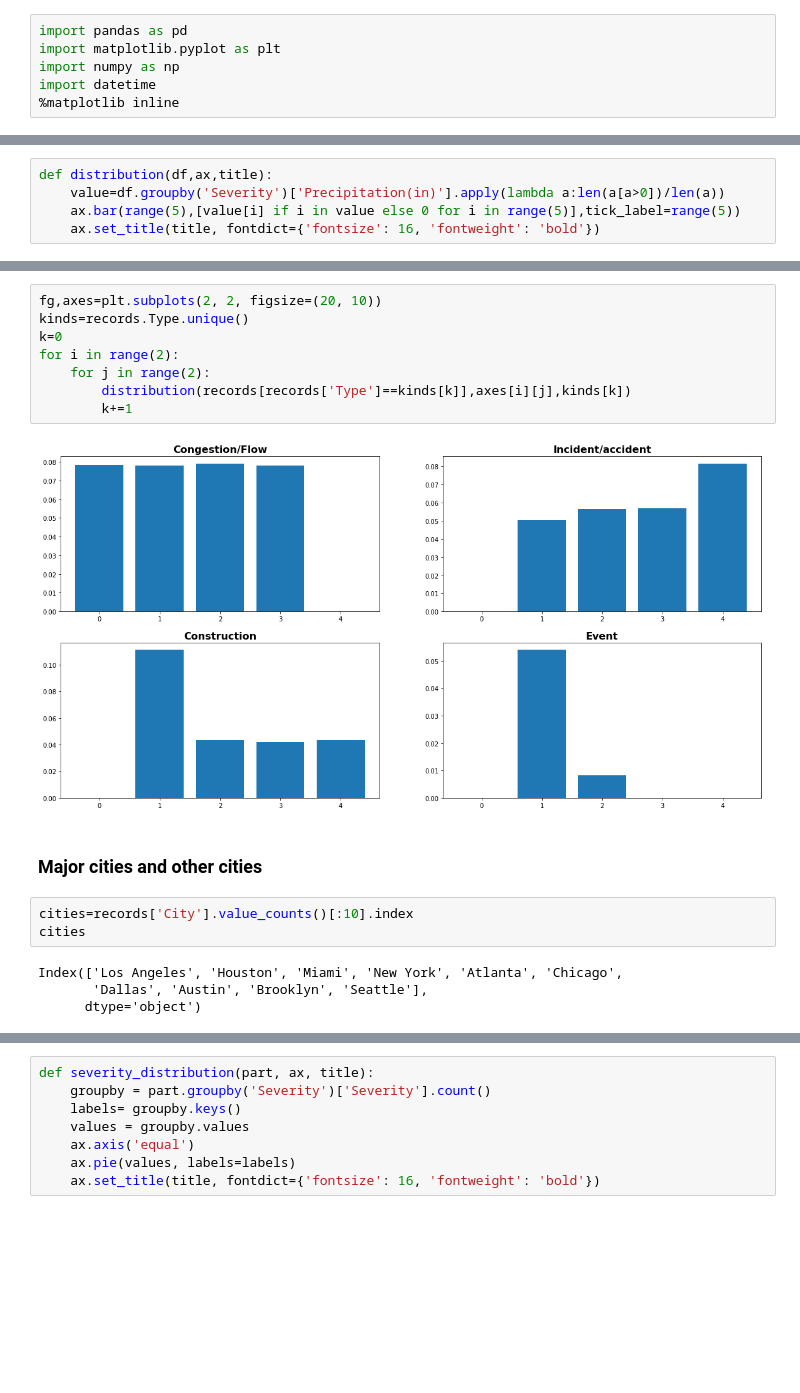
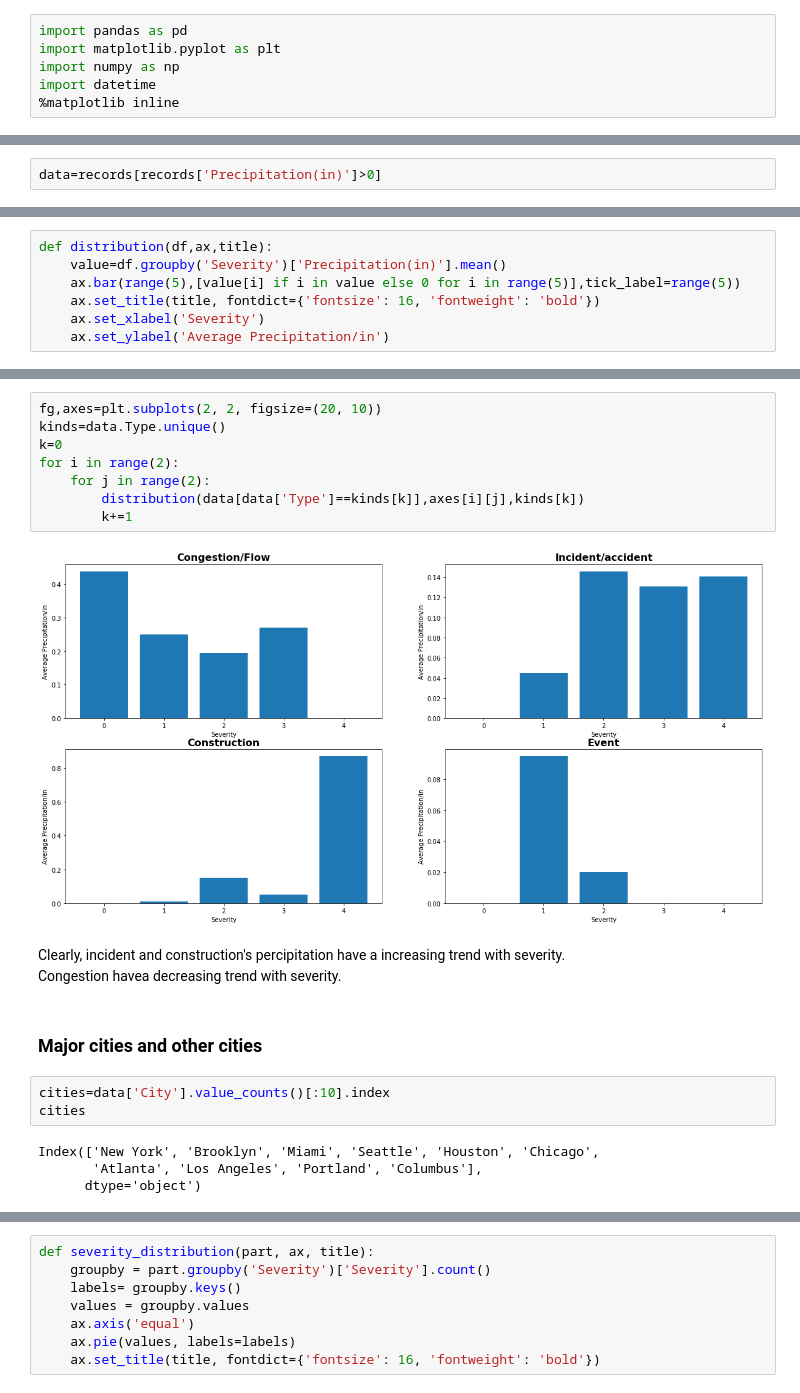
Before and after one commit to mingxinlu/Traffic-Event-Distrubution, a Jupyter notebook: Effect of percipitation on Accident.ipynb, the cells around one changed output, grey strips where cells are left out. Saved outputs shown, nothing was run; the diff lists cells and outputs as text; blank space fills up the shorter version.

```diff
--- a/Effect of percipitation on Accident.ipynb
+++ b/Effect of percipitation on Accident.ipynb
@@ -38,0 +30,2 @@ records=records[(records['StartTime(UTC)']>=start)]
+# %%
+data=records[records['Precipitation(in)']>0]
@@ -39,7 +34,9 @@ records=records[(records['StartTime(UTC)']>=start)]
 # %%
 def distribution(df,ax,title):
-    value=df.groupby('Severity')['Precipitation(in)'].apply(lambda a:len(a[a>0])/len(a))
+    value=df.groupby('Severity')['Precipitation(in)'].mean()
     ax.bar(range(5),[value[i] if i in value else 0 for i in range(5)],tick_label=range(5))
     ax.set_title(title, fontdict={'fontsize': 16, 'fontweight': 'bold'})
+    ax.set_xlabel('Severity')
+    ax.set_ylabel('Average Precipitation/in')
 # %%
 fg, ax = plt.subplots(1, 1, figsize=(20, 10))
@@ -51,21 +48,24 @@ distribution(records,ax,'overall')
 # %%
 fg,axes=plt.subplots(2, 2, figsize=(20, 10))
-kinds=records.Type.unique()
+kinds=data.Type.unique()
 k=0
 for i in range(2):
     for j in range(2):
-        distribution(records[records['Type']==kinds[k]],axes[i][j],kinds[k])
+        distribution(data[data['Type']==kinds[k]],axes[i][j],kinds[k])
         k+=1
 # %% [output]
-[figure, old version]
+[figure, new version]
+# %% [markdown]
+Clearly, incident and construction's percipitation have a increasing trend with severity.
+Congestion havea decreasing trend with severity.
 # %% [markdown]
 ### Major cities and other cities
 # %%
-cities=records['City'].value_counts()[:10].index
+cities=data['City'].value_counts()[:10].index
 cities
 # %% [output]
-Index(['Los Angeles', 'Houston', 'Miami', 'New York', 'Atlanta', 'Chicago',
-       'Dallas', 'Austin', 'Brooklyn', 'Seattle'],
+Index(['New York', 'Brooklyn', 'Miami', 'Seattle', 'Houston', 'Chicago',
+       'Atlanta', 'Los Angeles', 'Portland', 'Columbus'],
       dtype='object')
 # %%
 
```
Also changed, not shown: parts of 56 cells of this notebook.
